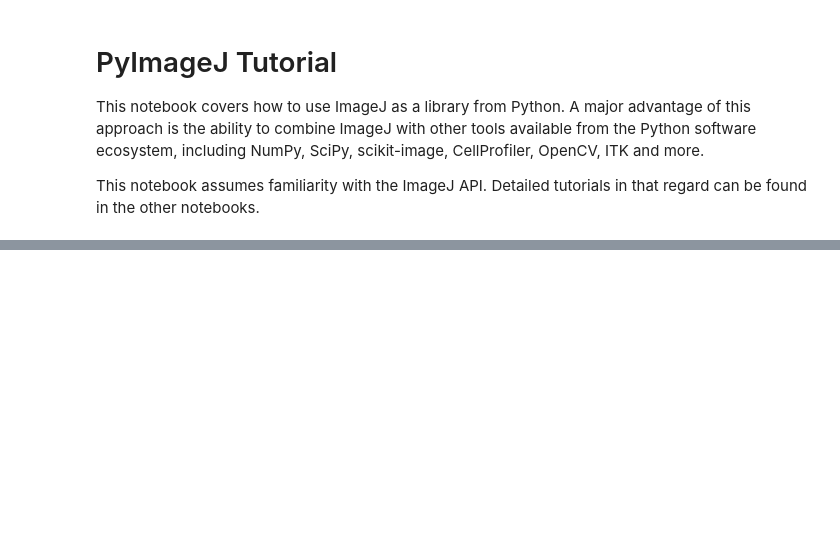
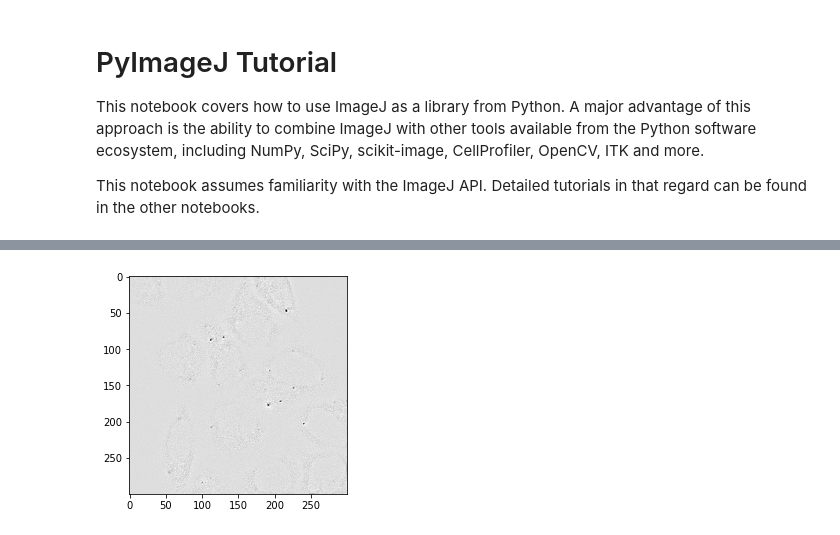
Before and after one commit to imagej/pyimagej, a Jupyter notebook: doc/Segmentation.ipynb, the cells around one changed output, grey strips where cells are left out. Saved outputs shown, nothing was run; the diff lists cells and outputs as text; code cells hidden in the pictures; blank space fills up the shorter version.

```diff
--- a/doc/Segmentation.ipynb
+++ b/doc/Segmentation.ipynb
@@ -71,0 +38,8 @@ original_imp.show()
+# %%
+# use gaussian subtraction to enhance puncta
+img_blur = ij.op().filter().gauss(ds_mul.copy(), 1.2)
+#img_enhanced = img_blur - ds_mul
+img_enhanced = ds_mul - img_blur
+ij.py.show(img_enhanced, cmap='binary')
+# %% [output]
+[figure, added]
```
Also changed, not shown: parts of 6 cells of this notebook.
